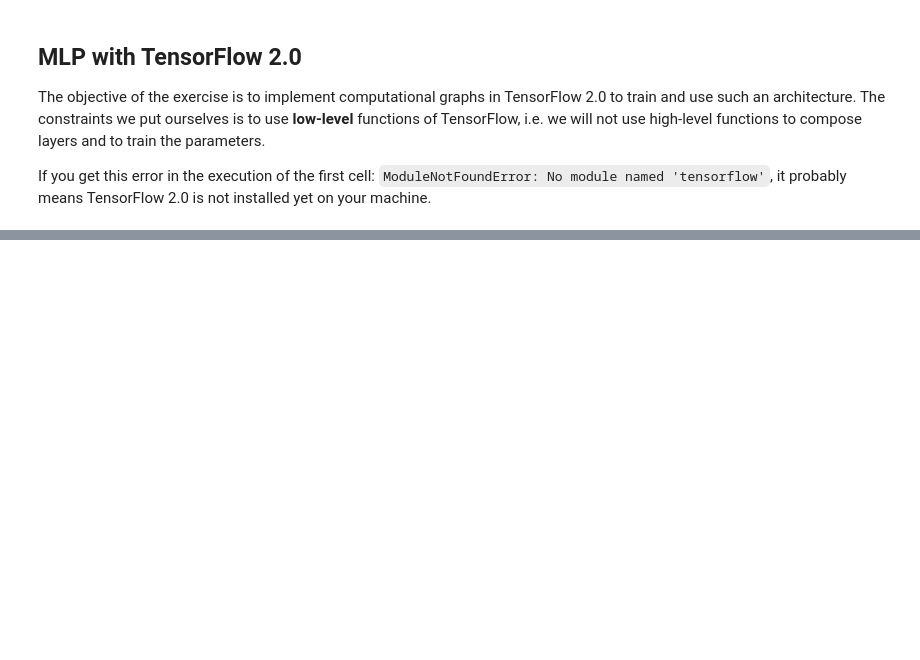
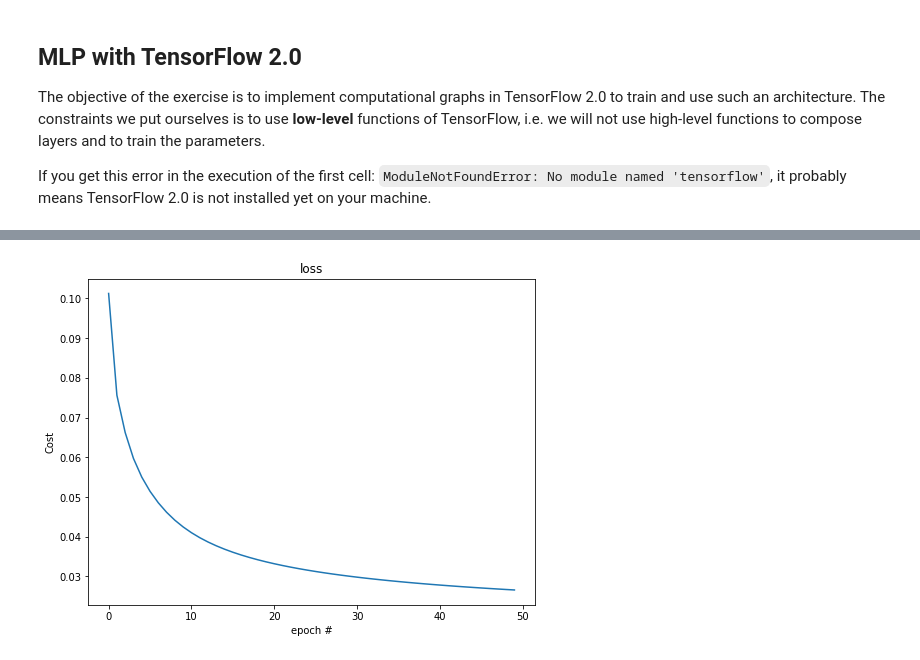
Before and after one commit to codax0r/mse-delearn, a Jupyter notebook: cre/w6-tensorflow-MLP-stud.ipynb, the cells around one changed output, grey strips where cells are left out. Drawn from its saved outputs; the diff is of its cells as text; code cells hidden in the pictures; blank space fills up the shorter version.

```diff
--- a/cre/w6-tensorflow-MLP-stud.ipynb
+++ b/cre/w6-tensorflow-MLP-stud.ipynb
@@ -135,0 +171,8 @@ print('error rate :  %2.2f %%'% (error_rate*100.0))
+# %%
+model = tf.keras.models.Sequential()
+model.add(tf.keras.layers.Dense(10, input_shape=(D,), use_bias=True, activation='sigmoid'))
+sgd = tf.keras.optimizers.SGD(learning_rate=A)
+# %%
+model.compile(optimizer=sgd, loss='mse', metrics=['accuracy'])
+history1 = model.fit(x_train, y_train, epochs=E)
+model.evaluate(x_test, y_test, verbose=2)
@@ -135,0 +198,8 @@ print('error rate :  %2.2f %%'% (error_rate*100.0))
+# %%
+fig, ax = plt.subplots(figsize=(8, 6))
+_ = ax.plot(history1.history['loss'])
+_ = ax.set_title('loss')
+_ = ax.set_xlabel('epoch #')
+_ = ax.set_ylabel('Cost')
+# %% [output]
+[figure, added]
```
Also changed, not shown: parts of 10 cells of this notebook, 1 other file.
